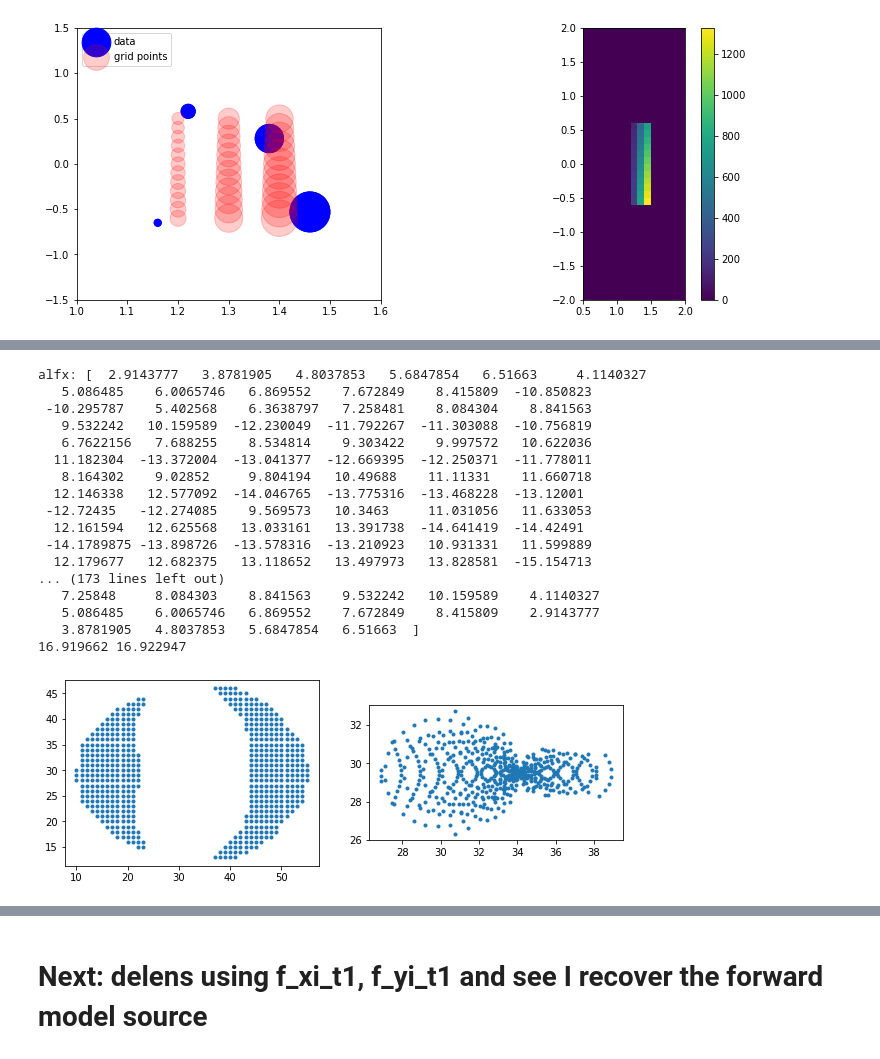
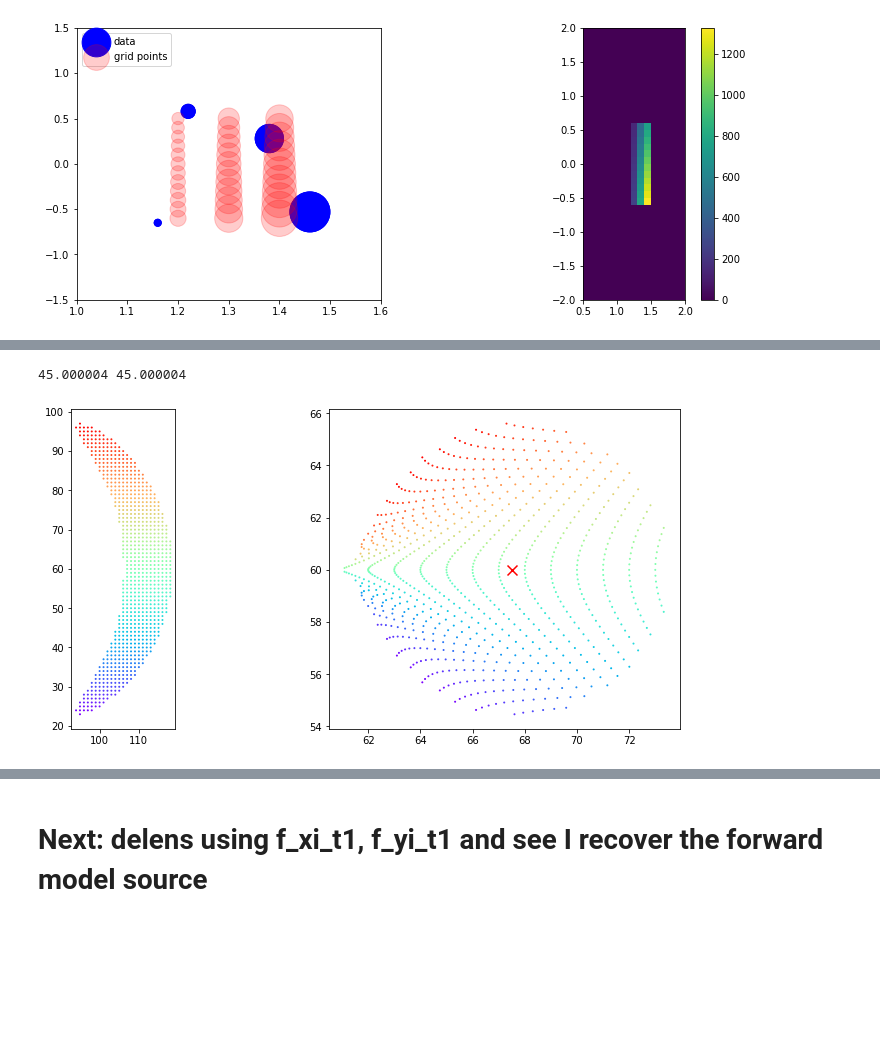
Before and after one commit to giga-lens/gigalens, a Jupyter notebook: jax-demo-dev-sim-only_SIS.ipynb, the cells around one changed output, grey strips where cells are left out. Drawn from its saved outputs; the diff is of its cells as text; code cells hidden in the pictures; blank space fills up the shorter version.

```diff
--- a/jax-demo-dev-sim-only_SIS.ipynb
+++ b/jax-demo-dev-sim-only_SIS.ipynb
@@ -299,4 +299,13 @@ array([], dtype=float64)
 # %%
-np.concatenate((verts, cs.collections[0].get_paths()[0].vertices))
-verts
+lens_params = truth[0]
+
+beta_x, beta_y, f_xi, f_yi = lens_sim._beta(lens_params)
+
+print('shapes of beta_x, beta_y:', beta_x.shape, beta_y.shape)
+
+beta_x_t1, beta_y_t1 = beta_x, beta_y
+
+beta_t1 = np.sqrt(beta_x_t1**2 + beta_y_t1**2)
+plt.imshow(beta_t1)
+plt.colorbar()
 # %% [output]
@@ -324,7 +331,10 @@ idx_cont = [0, 1]
 verts = np.array([[], []]).T
 
 for i, idx in enumerate(idx_cont):
-    verts = np.concatenate((verts, cs.collections[0].get_paths()[idx].vertices), axis=0)
+    if i == 0 or i == 4:
+        # break
+        verts = np.concatenate((verts, cs.collections[0].get_paths()[idx].vertices), axis=0)
+
 
 # verts = cs.collections[0].get_paths()[1].vertices
 
@@ -343,7 +353,7 @@ counterarcmask = path.contains_points(points)
 print(counterarcmask.shape)
 
 # bigarcmask = grid.reshape((116,116))
-counterarcmask = counterarcmask.reshape((60, 60))
+counterarcmask = counterarcmask.reshape((num_pix, num_pix))
 
 axes[2].imshow(counterarcmask, cmap='gray')
 # plt.colorbar()
@@ -400,62 +410,63 @@ print(alfx.max(), alfy.max())
 kind = 'cubic'
 g = interpolate.interp2d(srcx, srcy, obs_super[arcxy]) #, kind=kind)
 xsrc = np.linspace(0, 115, 116)
 ysrc = np.linspace(0, 115, 116)
 
 src = g(xsrc, ysrc)
 plt.imshow(src)
 plt.colorbar()
 '''
 
 # delensed_src_xx = cour
 
 alfx_pix = np.squeeze(f_xi) / delta_pix
 alfy_pix = np.squeeze(f_yi) / delta_pix
 
 arcxy = np.where(counterarcmask > 0)
 
-print('alfx:', alfx_pix[arcxy])
-print('alfy:', alfx_pix[arcxy])
+# print('alfx:', alfx_pix[arcxy])
+# print('alfy:', alfx_pix[arcxy])
 
 # # print('image flux:', img[goodidx])
 # # print('image x:', goodxy[0])
 # # print('image y:', goodxy[1])
 
-srcx = arcxy[0] - alfy_pix[arcxy]
-srcy = arcxy[1] - alfx_pix[arcxy]
+arcx = arcxy[1]
+arcy = arcxy[0]
 
-# print('source x:', srcx)
-# print('source y:', srcy)
+srcy = arcy - alfy_pix[arcxy]
+srcx = arcx - alfx_pix[arcxy]
 
-fig, (ax1, ax2) = plt.subplots(1, 2, figsize=(10, 4))
 
-ax1.plot(arcxy[1], arcxy[0], '.')
+hiy = np.percentile(arcy, 90)
+idx = arcy >= hiy
+
+arcx_hiy = arcx[idx]
+arcy_hiy = arcy[idx]
+
+srcx_hiy = srcy[idx]
+srcy_hiy = srcy[idx]
+
+fig, (ax1, ax2) = plt.subplots(1, 2, figsize=(12, 5))
+
+
+ax1.scatter(arcx, arcy, c=arcy, cmap='rainbow', s=1)
+# ax1.plot(arcx, arcy, '.')
+# ax1.plot(arcx_hiy, arcy_hiy, 'r.')
+
 ax1.set_aspect('equal')
 
-ax2.plot(srcy, srcx, '.')
+ax2.scatter(srcx, srcy, c=arcy, cmap='rainbow', s=1)
+# ax2.plot(srcx, srcy, '.', ms=1)
+# ax2.plot(srcx_hiy, srcy_hiy, 'r.')
+
 ax2.set_aspect('equal')
-
-
+ax2.scatter(src_ctrx/delta_pix + ctr, src_ctry/delta_pix + ctr, s=100, marker='x', color='r')
+plt.tight_layout()
 print(alfx_pix.max(), alfy_pix.max())
 # %% [output]
-alfx: [  2.9143777   3.8781905   4.8037853   5.6847854   6.51663     4.1140327
-   5.086485    6.0065746   6.869552    7.672849    8.415809  -10.850823
- -10.295787    5.402568    6.3638797   7.258481    8.084304    8.841563
-   9.532242   10.159589  -12.230049  -11.792267  -11.303088  -10.756819
-   6.7622156   7.688255    8.534814    9.303422    9.997572   10.622036
-  11.182304  -13.372004  -13.041377  -12.669395  -12.250371  -11.778011
-   8.164302    9.02852     9.804194   10.49688    11.11331    11.660718
-  12.146338   12.577092  -14.046765  -13.775316  -13.468228  -13.12001
- -12.72435   -12.274085    9.569573   10.3463     11.031056   11.633053
-  12.161594   12.625568   13.033161   13.391738  -14.641419  -14.42491
- -14.1789875 -13.898726  -13.578316  -13.210923   10.931331   11.599889
-  12.179677   12.682375   13.118652   13.497973   13.828581  -15.154713
-... (173 lines left out)
-   7.25848     8.084303    8.841563    9.532242   10.159589    4.1140327
-   5.086485    6.0065746   6.869552    7.672849    8.415809    2.9143777
-   3.8781905   4.8037853   5.6847854   6.51663  ]
-16.919662 16.922947
+45.000004 45.000004
-[figure, old version]
+[figure, new version]
 # %%
 srcx = np.array(srcx)
 srcy = np.array(srcy)
```
Also changed, not shown: parts of 60 cells of this notebook.
